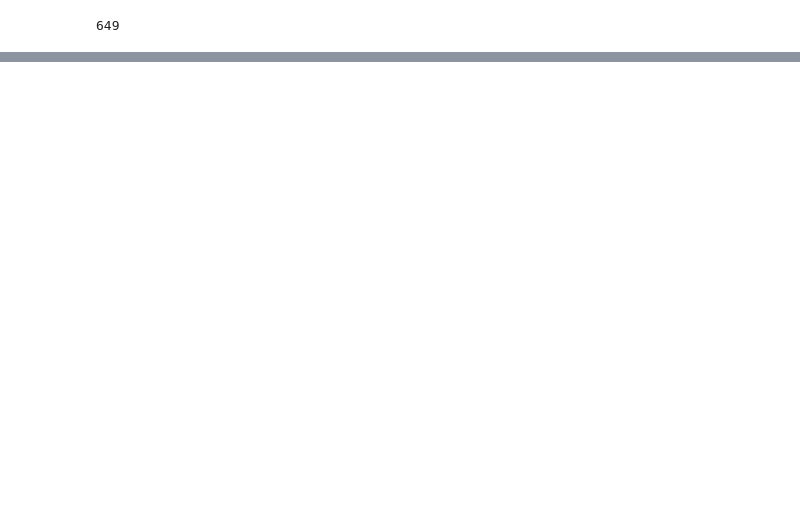
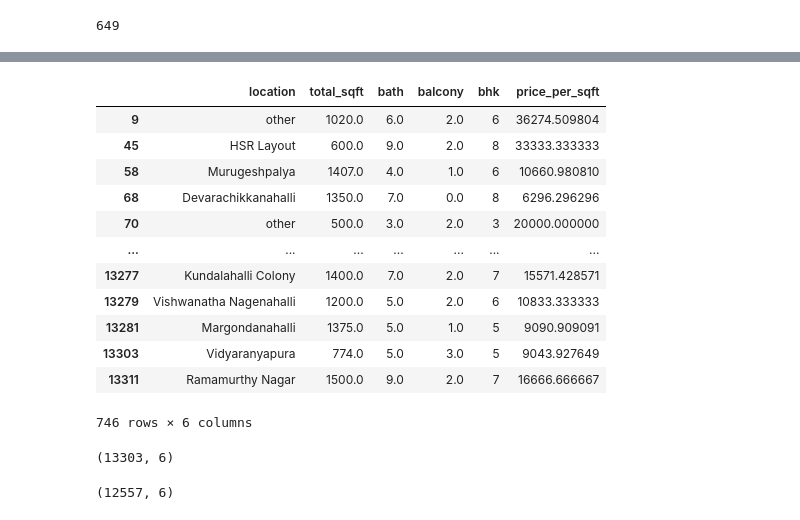
Before and after one commit to jain40470/Real_estate_website, a Jupyter notebook: Real_state_notebook.ipynb, the cells around one changed output, grey strips where cells are left out. Drawn from its saved outputs; the diff is of its cells as text; code cells hidden in the pictures; blank space fills up the shorter version.

```diff
--- a/Real_state_notebook.ipynb
+++ b/Real_state_notebook.ipynb
@@ -321,0 +334,28 @@ len(df5.location.unique())
+# %%
+# a typical bedroom  size is around 300sqft .
+df5[df5.total_sqft/df5.bhk<300]
+# %% [output]
+|  | location | total_sqft | bath | balcony | bhk | price_per_sqft |
+| 9 | other | 1020.0 | 6.0 | 2.0 | 6 | 36274.509804 |
+| 45 | HSR Layout | 600.0 | 9.0 | 2.0 | 8 | 33333.333333 |
+| 58 | Murugeshpalya | 1407.0 | 4.0 | 1.0 | 6 | 10660.980810 |
+| 68 | Devarachikkanahalli | 1350.0 | 7.0 | 0.0 | 8 | 6296.296296 |
+| 70 | other | 500.0 | 3.0 | 2.0 | 3 | 20000.000000 |
+| ... | ... | ... | ... | ... | ... | ... |
+| 13277 | Kundalahalli Colony | 1400.0 | 7.0 | 2.0 | 7 | 15571.428571 |
+| 13279 | Vishwanatha Nagenahalli | 1200.0 | 5.0 | 2.0 | 6 | 10833.333333 |
+| 13281 | Margondanahalli | 1375.0 | 5.0 | 1.0 | 5 | 9090.909091 |
+| 13303 | Vidyaranyapura | 774.0 | 5.0 | 3.0 | 5 | 9043.927649 |
+| 13311 | Ramamurthy Nagar | 1500.0 | 9.0 | 2.0 | 7 | 16666.666667 |
+746 rows × 6 columns
+# %%
+df5.shape
+# %% [output]
+(13303, 6)
+# %%
+df6 = df5[~(df5.total_sqft/df5.bhk<300)]
+
+# these are some outliers
+df6.shape
+# %% [output]
+(12557, 6)
```
Also changed, not shown: parts of 6 cells of this notebook.
